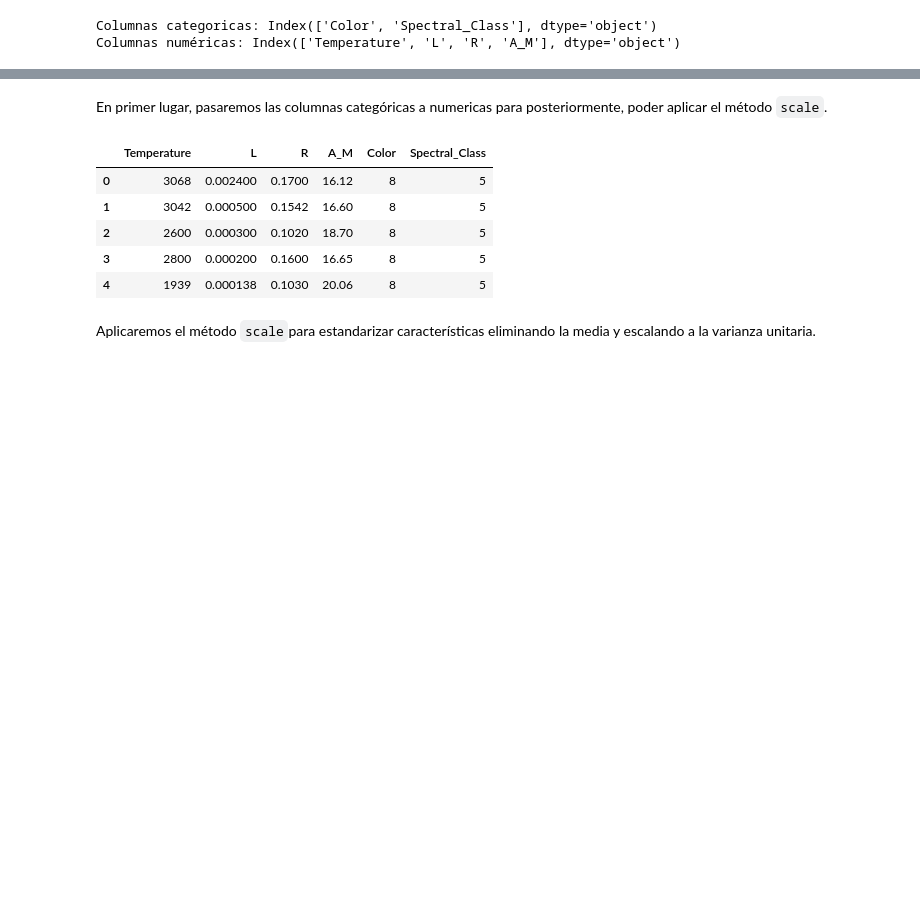
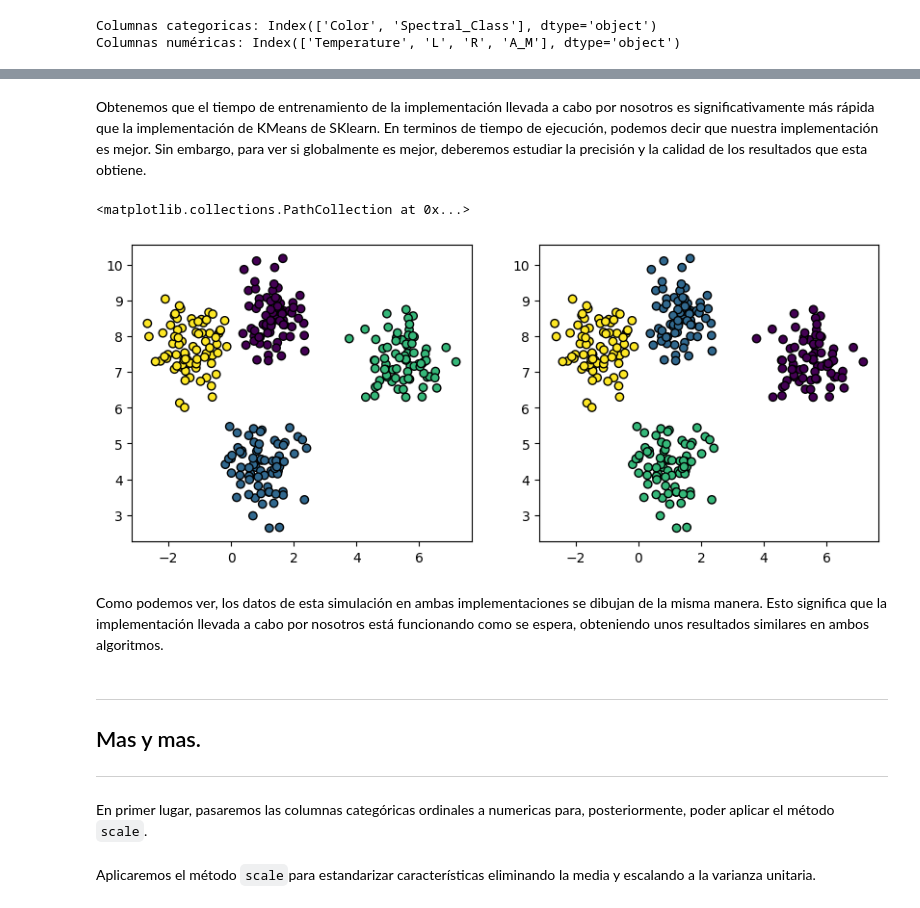
Before and after one commit to celiiaaa/Star_Classification_Clustering, a Jupyter notebook: main.ipynb, the cells around one changed output, grey strips where cells are left out. Cells and saved outputs as stored; diff of their text form; code cells hidden in the pictures; blank space fills up the shorter version.

```diff
--- a/main.ipynb
+++ b/main.ipynb
@@ -113,7 +112,7 @@ Columnas numéricas: Index(['Temperature', 'L', 'R', 'A_M'], dtype='object')
 En esta primera sección desarrollaremos la implementación de este algoritmo para comparar los resultados y la eficiencia de la implementación de *sklearn*.
 # %%
 class MiKMeans:
-    def __init__(self, n_clusters, max_iter=300):
+    def __init__(self, n_clusters=8, max_iter=300):
         self.n_clusters = n_clusters
         self.max_iter = max_iter
 
@@ -159,0 +197,18 @@ preprocessor = (
+# %%
+# Modelo implementado por nosotros
+kmeans_custom = MiKMeans(n_clusters=4)
+# Entrenar el modelo
+t_inicio = time.time_ns()
+kmeans_custom.fit(X)
+t_fin = time.time_ns()
+# Tiempo de entrenamiento
+t_custom = t_fin - t_inicio
+# %%
+# Predicciones
+y_pred_c = kmeans_custom.predict(X)
+
+# Centroides
+centroids_c = kmeans_custom.centroids
+
+# Silhouette
+score_c = silhouette_score(X, y_pred_c)
@@ -160,20 +234,37 @@ preprocessor = (
+# %% [markdown]
+Obtenemos que el tiempo de entrenamiento de la implementación llevada a cabo por nosotros es significativamente más rápida que la implementación de KMeans de SKlearn. En terminos de tiempo de ejecución, podemos decir que nuestra implementación es mejor. Sin embargo, para ver si globalmente es mejor, deberemos estudiar la precisión y la calidad de los resultados que esta obtiene.
+# %%
+fig, ax = plt.subplots(1, 2, figsize=(10, 4))
+
+# Resultados para SKlearn
+# ==============================================================================
+ax[0].scatter(
+    x = X[:, 0],
+    y = X[:, 1],
+    c = y_pred_s,
+    #cmap='viridis',
+    marker    = 'o',
+    edgecolor = 'black'
+)
+
+# Resultados para nosotros
+# ==============================================================================
+ax[1].scatter(
+    x = X[:, 0],
+    y = X[:, 1],
+    c = y_pred_c,
+    #cmap='viridis',
+    marker    = 'o',
+    edgecolor = 'black'
+)
+# %% [output]
+<matplotlib.collections.PathCollection at 0x...>
+[figure, added]
+# %% [markdown]
+Como podemos ver, los datos de esta simulación en ambas implementaciones se dibujan de la misma manera. Esto significa que la implementación llevada a cabo por nosotros está funcionando como se espera, obteniendo unos resultados similares en ambos algoritmos.
+# %% [markdown]
+---
+## Mas y mas.
+---
 # %% [markdown]
-En primer lugar, pasaremos las columnas categóricas a numericas para posteriormente, poder aplicar el método `scale`.
+En primer lugar, pasaremos las columnas categóricas ordinales a numericas para, posteriormente, poder aplicar el método `scale`.
-# %%
-X_df = stars_df.copy()
-label_encoders = {}
-
-# Aplicar LabelEncoder a cada columna categórica
-for col in cat_columns:
-    label_encoders[col] = LabelEncoder()
-    X_df[col] = cat_transformer.fit_transform(stars_df[col])
-
-# Visualizar las primeras filas del archivo
-X_df.head()
-# %% [output]
-|  | Temperature | L | R | A_M | Color | Spectral_Class |
-| 0 | 3068 | 0.002400 | 0.1700 | 16.12 | 8 | 5 |
-| 1 | 3042 | 0.000500 | 0.1542 | 16.60 | 8 | 5 |
-| 2 | 2600 | 0.000300 | 0.1020 | 18.70 | 8 | 5 |
-| 3 | 2800 | 0.000200 | 0.1600 | 16.65 | 8 | 5 |
-| 4 | 1939 | 0.000138 | 0.1030 | 20.06 | 8 | 5 |
```
Also changed, not shown: parts of 31 cells of this notebook.
